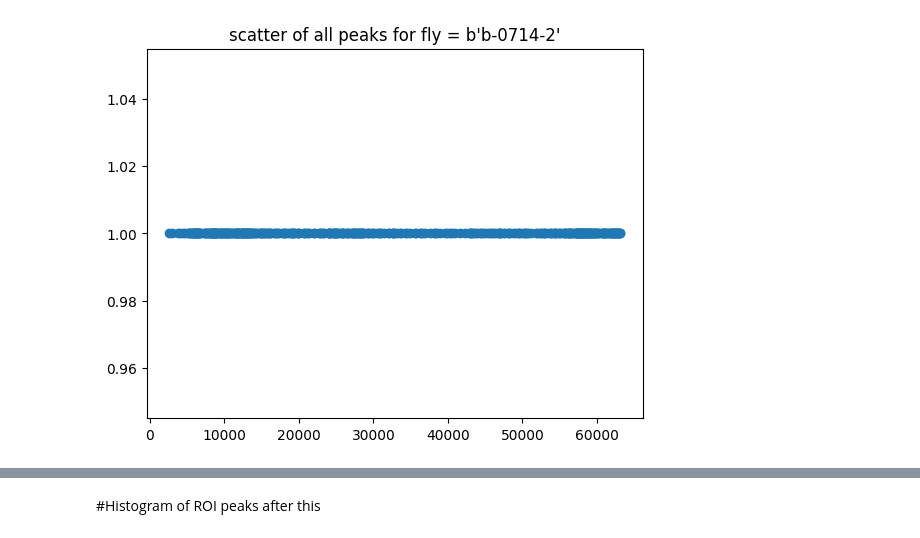
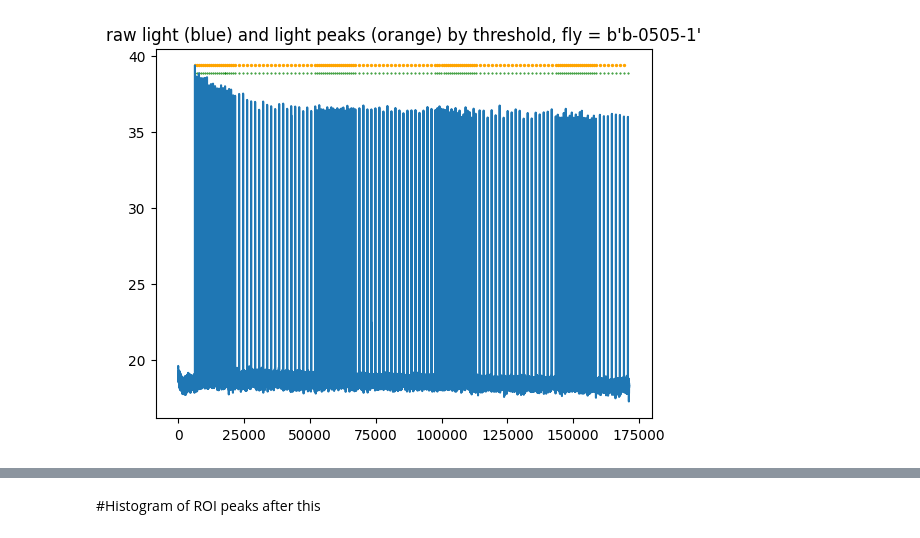
Before and after one commit to ashley-smart/PER-processing, a Jupyter notebook: testing_PER_behavior_623.ipynb, the cells around one changed output, grey strips where cells are left out. Saved outputs shown, nothing was run; the diff lists cells and outputs as text; code cells hidden in the pictures.

```diff
--- a/testing_PER_behavior_623.ipynb
+++ b/testing_PER_behavior_623.ipynb
@@ -20,7 +20,7 @@ import h5py
 
 
 ##### get paths ##########
-date = '20230714'
+date = '20230505'
 fly_id_date_code = f'b-{date[-4:]}' ##'b-0407'
 fly_number = 1
 
@@ -29,7 +29,12 @@ fly_number = 1
 Path = f'H:/{date}/results/'  #path to results files from read ROIs or DLC
 
 
-SavePath = Path + 'h5_files/'
+
+# SavePath = Path + 'h5_files/'
+# peaks.make_dirs(SavePath)
+
+local_path = f"C:/Users/ashsm/Documents/Stanford/bruker behavior/{date}"
+SavePath = local_path + 'h5_files/'
 peaks.make_dirs(SavePath)
 
 
@@ -67,7 +72,9 @@ H:/20230714/results/h5_files/20230714_fly_number_1_.h5
 
 #
 
-files = os.listdir(Path)
+#files = os.listdir(Path)
+files = os.listdir(local_path)
+Path = local_path
 # voltage_files = peaks.check_for_voltage_file(voltage_path)
 # print(voltage_files)
 voltage_files = None
@@ -154,7 +161,7 @@ print(titles[0][0])
 ##see if I can get light times from voltage data--running voltage peaks
 # %%
 # video_framerate = 38.02
-video_framerate = 47
+video_framerate = 38.066
 h5files = [file for file in os.listdir(SavePath) if '.h5' in file]
 
 for fly in h5files:
@@ -246,50 +253,81 @@ for fly in h5files:
         fly_id = f['fly-id'][()]
         roi_peaks = f['light peaks'][()]
         diff = roi_peaks[1:] - roi_peaks[0:-1]
-        plt.hist(diff[100:], bins = 100)
+        plt.hist(diff, bins = 100)
         plt.title(f'difference in frames for bruker light fly = {fly_id}')
         plt.show()
 
-        plt.scatter(roi_peaks, np.ones(len(roi_peaks)))
-        plt.title(f'scatter of all peaks for fly = {fly_id}')
-        plt.show()
+        # plt.scatter(roi_peaks, np.ones(len(roi_peaks)))
+        # plt.title(f'scatter of all peaks for fly = {fly_id}')
+        # plt.show()
 
-        plt.scatter(roi_peaks[20:30], np.ones(len(roi_peaks[10:20])))
-        plt.title(f'subset of scatter of all peaks for fly = {fly_id}')
-        plt.show()
+        # plt.scatter(roi_peaks[20:30], np.ones(len(roi_peaks[10:20])))
+        # plt.title(f'subset of scatter of all peaks for fly = {fly_id}')
+        # plt.show()
 
         light_data = f['raw light'][()]
         print(np.mean(light_data))
         print(np.max(light_data))
-        threshold = np.where(light_data>np.max(light_data)-1)[0]
-        plt.scatter(threshold, np.ones(len(threshold))*np.max(light_data), s = .2, color ='k')
-        plt.scatter(roi_peaks, np.ones(len(roi_peaks))*np.max(light_data)-.5, s = .2, color = 'green')
+        print(np.median(light_data))
+        cutoff = (np.max(light_data) - np.median(light_data))/2 + np.median(light_data)
+        #cutoff = 35
+        threshold = np.where(light_data>cutoff)[0]
+        # plt.scatter(threshold, np.ones(len(threshold))*np.max(light_data), s = .2, color ='k')
+        # plt.scatter(roi_peaks, np.ones(len(roi_peaks))*np.max(light_data)-.5, s = .2, color = 'green')
 
-        plt.plot(light_data)
-        plt.xlim(10000,20000)
-        plt.show()
+        # plt.plot(light_data)
+        # plt.xlim(10000,20000)
+        # plt.show()
 
-        th_diff = threshold[1:] - threshold[0:-1]
-        plt.hist(th_diff[100:], bins = 100, color = 'black')
-        plt.title(f'difference in frames for bruker lightTHRESHOLD VERSION fly = {fly_id}')
-        plt.show()
+        # th_diff = threshold[1:] - threshold[0:-1]
+        # plt.hist(th_diff, bins = 100, color = 'black')
+        # plt.title(f'difference in frames for bruker lightTHRESHOLD VERSION fly = {fly_id}')
+        # plt.show()
 
         #find peak from threshold
         #find sets wehre the difference between frames is <10
         # then find the frame where the light is the highest? or maybe I want the onset
         #th_peak =
         diff = threshold[1:] - threshold[0:-1]
-        print(np.where(diff> 10))
-        update_threshold= np.where(diff>10)[0]
-        plt.scatter(update_threshold, np.ones(len(update_threshold))*np.max(light_data), s = 2, color ='orange')
-        plt.scatter(roi_peaks, np.ones(len(roi_peaks))*np.max(light_data)-.5, s = .2, color = 'green')
+        print('diff',diff)
+        update_threshold = np.where(diff>5)[0]
+        print('threshold', threshold)
 
 
+
+        new_threshold = threshold[update_threshold]
+        print('new', new_threshold)
+        plt.scatter(new_threshold, np.ones(len(new_threshold))*np.max(light_data), s = 2, color ='orange')
+        plt.scatter(roi_peaks, np.ones(len(roi_peaks))*np.max(light_data)-.5, s = .2, color = 'green')
+        peaks.add_to_h5(each_path, 'threshold light on', new_threshold)  ##in some cases this is the second framethe light is peaking at
+
         plt.plot(light_data)
-        plt.xlim(10000,20000)
+        #plt.xlim(11000,25000)
+        start = new_threshold[0]
+        step = new_threshold[1] - new_threshold[0]
+        stop = start + 900*20
+        #plt.vlines(range(start, stop, step),20,40, color = 'red')
+        #plt.scatter(range(start, stop, step), np.ones(20)*np.max(light_data)-1, s = 4, color = 'red', marker = "|")
+        plt.title(f'raw light (blue) and light peaks (orange) by threshold, fly = {fly_id}')
         plt.show()
 
-        update_diff = update_threshold[1:] - update_threshold[0:-1]
-        plt.hist(update_diff[100:], bins = 100, color = 'orange')
+        update_diff = new_threshold[1:] - new_threshold[0:-1]
+        plt.hist(update_diff, bins = 100, color = 'orange')
+        plt.title(f'histogram of difference of light peaks, fly = {fly_id}')
         plt.show()
+
+        print('update', update_diff)
+
+        #calculate framerate
+        print(np.mean(update_diff))
+        mean_diff = np.mean(update_diff)
+        twenty = update_diff[update_diff<mean_diff]
+        forty = update_diff[update_diff > mean_diff]
+
+        print(twenty)
+        print(forty)
+
+        calc_framerate = (np.mean(twenty)/20 + np.mean(forty)/40)/2
+        print(calc_framerate)
+        peaks.add_to_h5(each_path, 'calculated framerate', calc_framerate)
 # %% [output]
@@ -300 +355 @@ b'b-0714-2'
-[figure, old version]
+[figure, new version]
```
Also changed, not shown: parts of 8 cells of this notebook, 3 other files.
